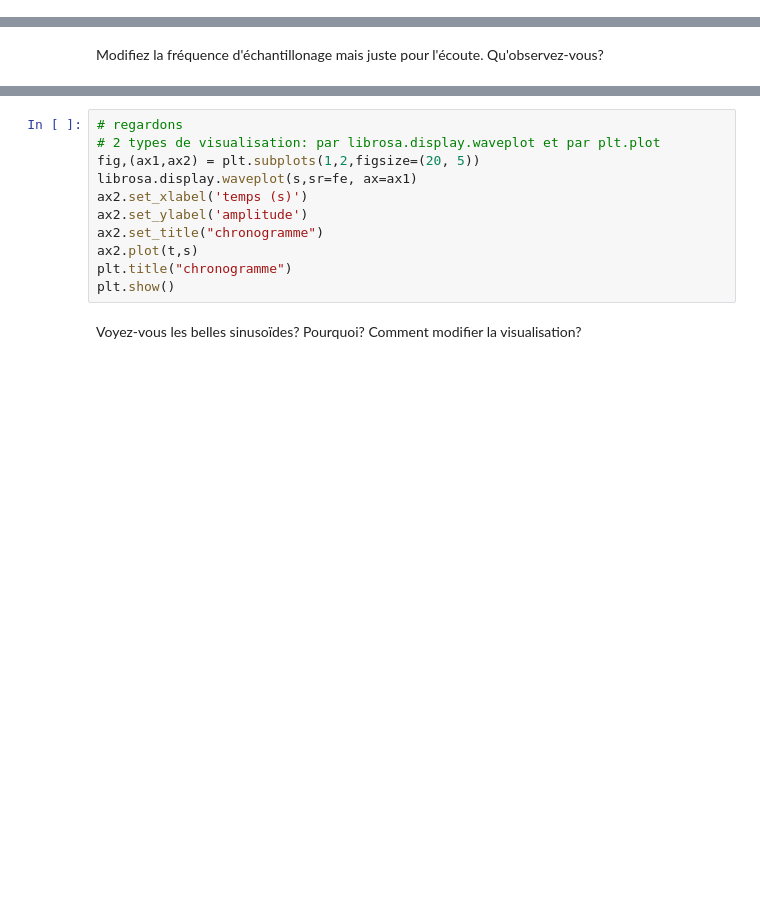
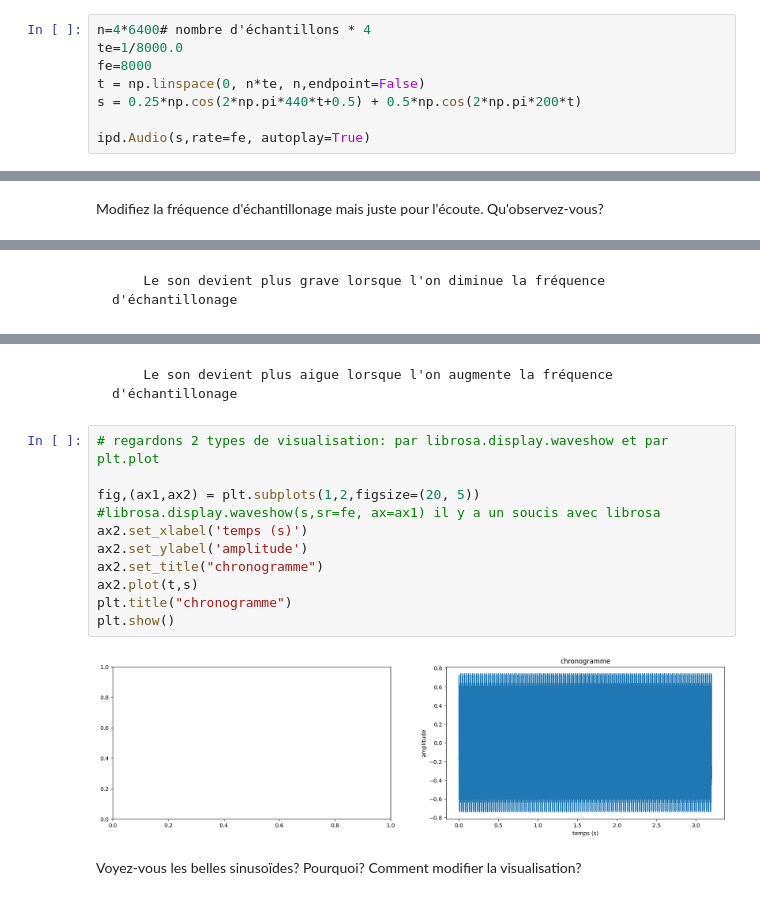
Before and after one commit to DeyannK/Donnees-numeriques, a Jupyter notebook: TP1-Introduction/TP.ipynb, the cells around one changed output, grey strips where cells are left out. Cells and saved outputs as stored; diff of their text form; blank space fills up the shorter version.

```diff
--- a/TP1-Introduction/TP.ipynb
+++ b/TP1-Introduction/TP.ipynb
@@ -255,0 +264,8 @@ Comment faire durer le son plus longtemps? Par exemple 4 secondes.
+# %%
+n=4*6400# nombre d'échantillons * 4
+te=1/8000.0
+fe=8000
+t = np.linspace(0, n*te, n,endpoint=False)
+s = 0.25*np.cos(2*np.pi*440*t+0.5) + 0.5*np.cos(2*np.pi*200*t)
+
+ipd.Audio(s,rate=fe, autoplay=True)
@@ -259,20 +277,26 @@ Modifiez la fréquence d'échantillonage mais juste pour l'écoute. Qu'observez-
 ipd.Audio(s,rate=0.8*fe,autoplay=True)
 # %% [output]
 [interactive output not drawn]
+# %% [markdown]
+        Le son devient plus grave lorsque l'on diminue la fréquence d'échantillonage
 # %%
 ipd.Audio(s,rate=1.2*fe,autoplay=True)
 # %% [output]
 [interactive output not drawn]
+# %% [markdown]
+        Le son devient plus aigue lorsque l'on augmente la fréquence d'échantillonage
 # %%
-# regardons
-# 2 types de visualisation: par librosa.display.waveplot et par plt.plot
+# regardons 2 types de visualisation: par librosa.display.waveshow et par plt.plot
+
 fig,(ax1,ax2) = plt.subplots(1,2,figsize=(20, 5))
-librosa.display.waveplot(s,sr=fe, ax=ax1)
+#librosa.display.waveshow(s,sr=fe, ax=ax1) il y a un soucis avec librosa
 ax2.set_xlabel('temps (s)')
 ax2.set_ylabel('amplitude')
 ax2.set_title("chronogramme")
 ax2.plot(t,s)
 plt.title("chronogramme")
 plt.show()
+# %% [output]
+[figure, added]
 # %% [markdown]
 Voyez-vous les belles sinusoïdes? Pourquoi? Comment modifier la visualisation?
```
Also changed, not shown: parts of 16 cells of this notebook.
